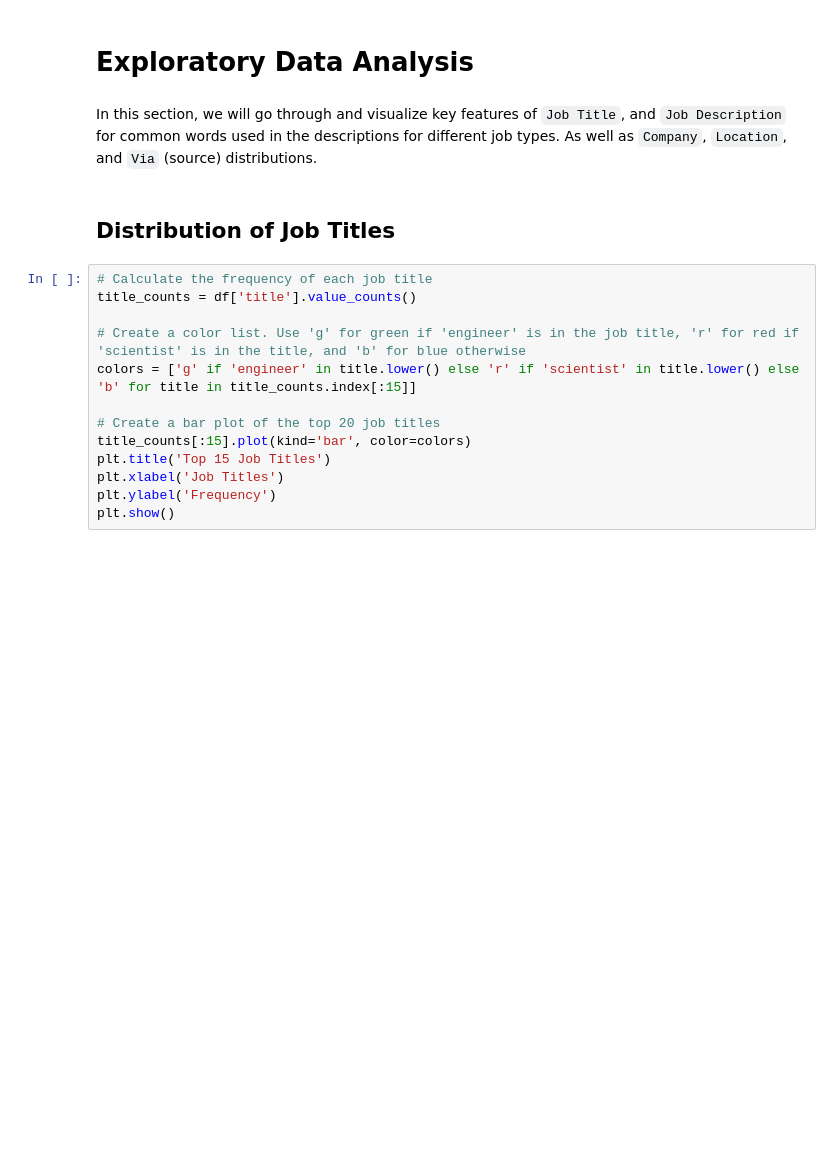
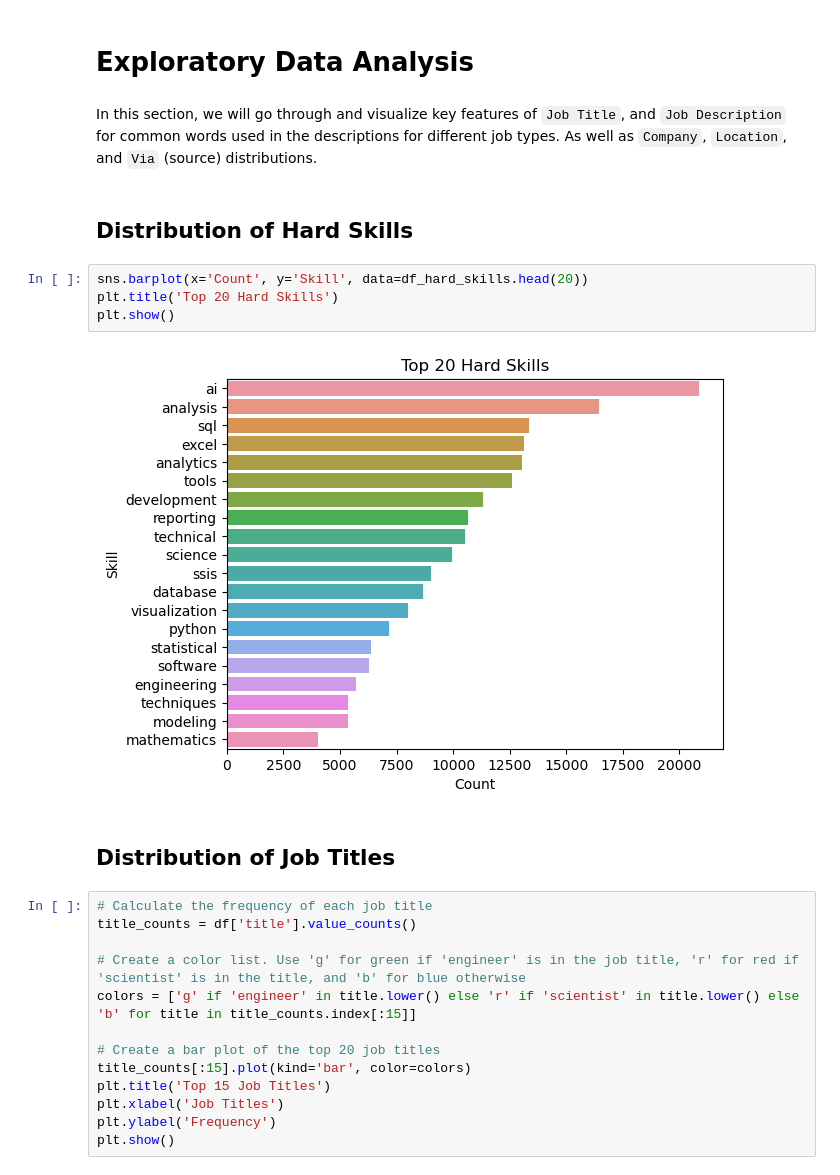
Before and after one commit to CSergiy/Data_Science_Job_Analysis, a Jupyter notebook: Notebooks/Data Science Job Analysis.ipynb, the cells around one changed output. Saved outputs shown, nothing was run; the diff lists cells and outputs as text; blank space fills up the shorter version.

Commit message:
Add distribution of hard skills

```diff
--- a/Notebooks/Data Science Job Analysis.ipynb
+++ b/Notebooks/Data Science Job Analysis.ipynb
@@ -243,7 +243,15 @@ df_soft_skills = pd.DataFrame(list(soft_skill_counts.items()), columns=['Skill',
 # %% [markdown]
 # Exploratory Data Analysis
-# %% [markdown]
-In this section, we will go through and visualize key features of `Job Title`, and `Job Description` for common words used in the descriptions for different job types. As well as `Company`, `Location`, and `Via` (source) distributions.
+# %% [markdown]
+In this section, we will go through and visualize key features of `Job Title`, and `Job Description` for common words used in the descriptions for different job types. As well as `Company`, `Location`, and `Via` (source) distributions.
+# %% [markdown]
+## Distribution of Hard Skills
+# %%
+sns.barplot(x='Count', y='Skill', data=df_hard_skills.head(20))
+plt.title('Top 20 Hard Skills')
+plt.show()
+# %% [output]
+[figure, added]
 # %% [markdown]
 ## Distribution of Job Titles
 # %%
```
Also changed, not shown: parts of 13 cells of this notebook.
